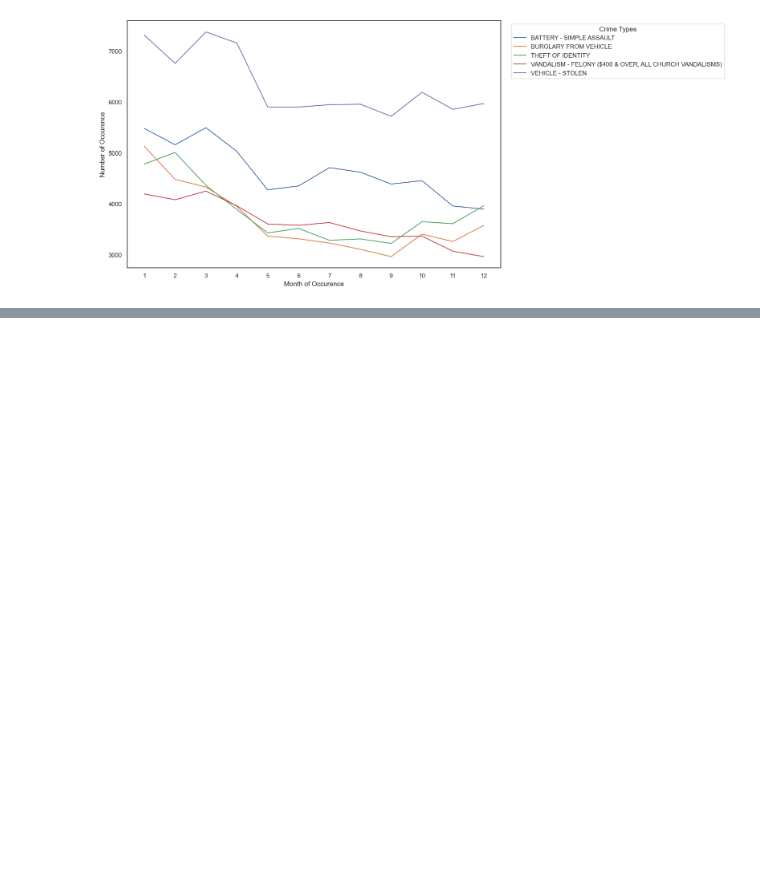
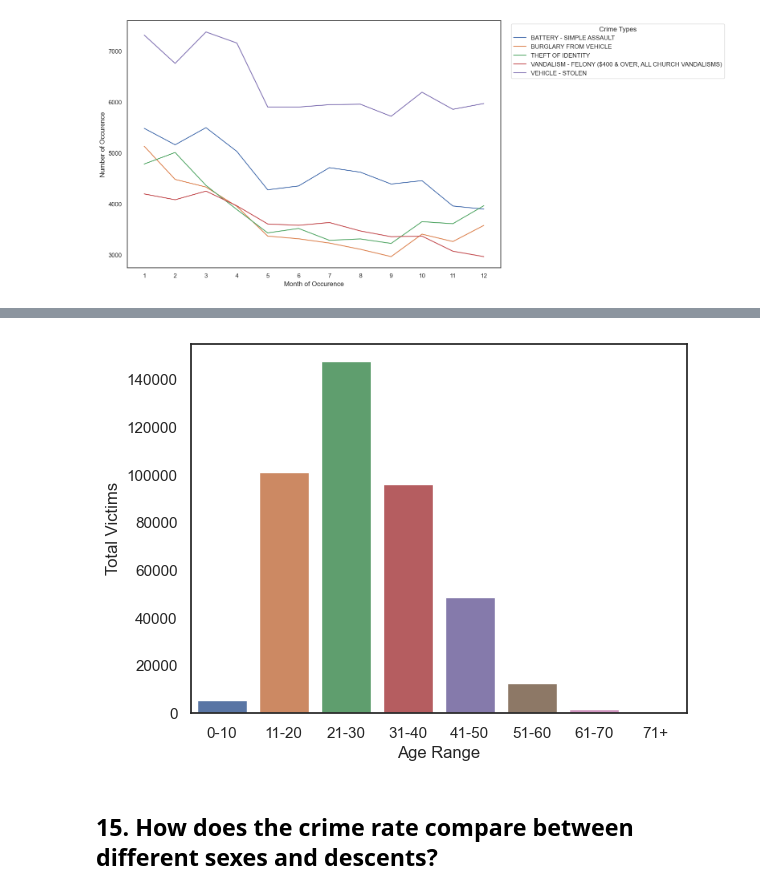
Before and after one commit to niranjanblank/LACrimeDataAnalysis, a Jupyter notebook: visualizations.ipynb, the cells around one changed output, grey strips where cells are left out. Saved outputs shown, nothing was run; the diff lists cells and outputs as text; code cells hidden in the pictures; blank space fills up the shorter version.

Commit message:
Visualizations generated for the sql query using python

```diff
--- a/visualizations.ipynb
+++ b/visualizations.ipynb
@@ -631,0 +668,23 @@ plt.show()
+# %%
+sql_query = '''
+SELECT
+	CASE
+		WHEN age_bucket=1 THEN '0-10'
+		WHEN age_bucket=2 THEN '11-20'
+		WHEN age_bucket=3 THEN '21-30'
+	    WHEN age_bucket = 4 THEN '31-40'
+        WHEN age_bucket = 5 THEN '41-50'
+        WHEN age_bucket = 6 THEN '51-60'
+        WHEN age_bucket = 7 THEN '61-70'
+        ELSE '71+'
+	END as age_range,
+	count(*) as total_victims
+FROM
+	(select
+		width_bucket(vict_age ,0,100,7) as age_bucket
+	from la_crime
+	where
+		status='IC' and vict_age >0) sub
+group by age_range
+'''
+df = pd.read_sql_query(sql_query, conn)
@@ -631,0 +703,9 @@ plt.show()
+# %%
+sns.barplot(df,x="age_range",y="total_victims")
+plt.xlabel("Age Range")
+plt.ylabel("Total Victims")
+plt.show()
+# %% [output]
+[figure, added]
+# %% [markdown]
+## 15. How does the crime rate compare between different sexes and descents?
```
Also changed, not shown: parts of 16 cells of this notebook, 1 other file.
